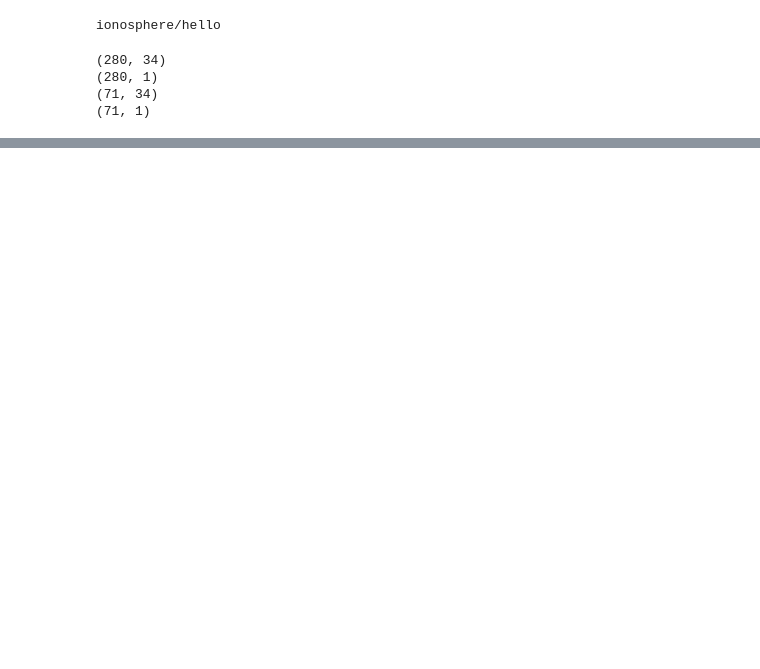
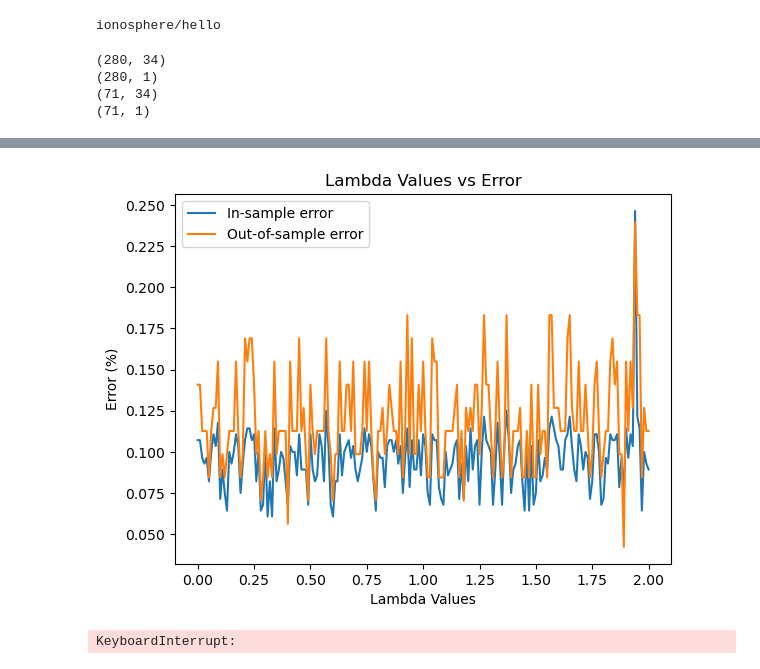
Before and after one commit to Noxolo1/cscd484, a Jupyter notebook: prog5/code_logistic_regression/parameter_tuning.ipynb, the cells around one changed output, grey strips where cells are left out. Cells and saved outputs as stored; diff of their text form; code cells hidden in the pictures; blank space fills up the shorter version.

```diff
--- a/prog5/code_logistic_regression/parameter_tuning.ipynb
+++ b/prog5/code_logistic_regression/parameter_tuning.ipynb
@@ -116,0 +115,64 @@ plt.show()
+# %%
+# 2a -> lambda vals
+
+error_arr1 = np.zeros(201)
+error_arr2 = np.zeros(201)
+lam_arr = np.arange(0, 2.01, 0.01)
+
+for i in range(201):
+
+    # get new w vector with new lam value
+    # holding degree space, eta, and epochs constant
+    # with degree space = 1, eta = 0.01, iterations = 50000, mini_batch_size = 20, degree = 1
+    # each call to fit() generates new permutation of X and y
+    log.fit(X_train, y_train, lam = i/100, eta = 0.1, iterations = 50000, SGD = True, mini_batch_size = 20, degree = 2)
+
+    error_arr1[i] = log.error(X_train, y_train)/X_train.shape[0]
+    error_arr2[i] = log.error(X_test, y_test)/X_test.shape[0]
+
+#print(lam_arr)
+#print(error_arr1)
+
+plt.plot(lam_arr, error_arr1, label = "In-sample error")
+plt.plot(lam_arr, error_arr2, label = "Out-of-sample error")
+plt.xlabel('Lambda Values')
+plt.ylabel('Error (%)')
+plt.title('Lambda Values vs Error')
+#plt.xlim(0, 0.3)
+#plt.ylim(0, 50)
+plt.legend()
+plt.show()
+# %% [output]
+[figure, added]
+# %%
+# 3a -> lambda vals
+
+error_arr1 = np.zeros(201)
+error_arr2 = np.zeros(201)
+lam_arr = np.arange(0, 2.01, 0.01)
+
+for i in range(201):
+
+    # get new w vector with new lam value
+    # holding degree space, eta, and epochs constant
+    # with degree space = 1, eta = 0.01, iterations = 50000, mini_batch_size = 20, degree = 1
+    # each call to fit() generates new permutation of X and y
+    log.fit(X_train, y_train, lam = i/100, eta = 0.1, iterations = 50000, SGD = True, mini_batch_size = 20, degree = 3)
+
+    error_arr1[i] = log.error(X_train, y_train)/X_train.shape[0]
+    error_arr2[i] = log.error(X_test, y_test)/X_test.shape[0]
+
+#print(lam_arr)
+#print(error_arr1)
+
+plt.plot(lam_arr, error_arr1, label = "In-sample error")
+plt.plot(lam_arr, error_arr2, label = "Out-of-sample error")
+plt.xlabel('Lambda Values')
+plt.ylabel('Error (%)')
+plt.title('Lambda Values vs Error')
+#plt.xlim(0, 0.3)
+#plt.ylim(0, 50)
+plt.legend()
+plt.show()
+# %% [output]
+KeyboardInterrupt:
```
Also changed, not shown: parts of 17 cells of this notebook, 2 other files.
